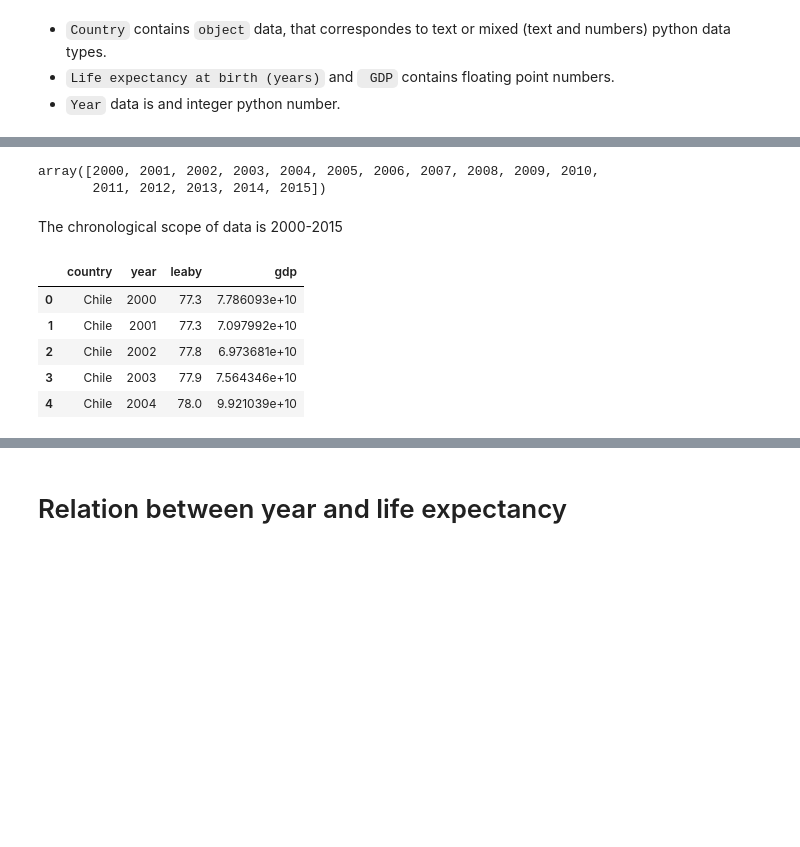
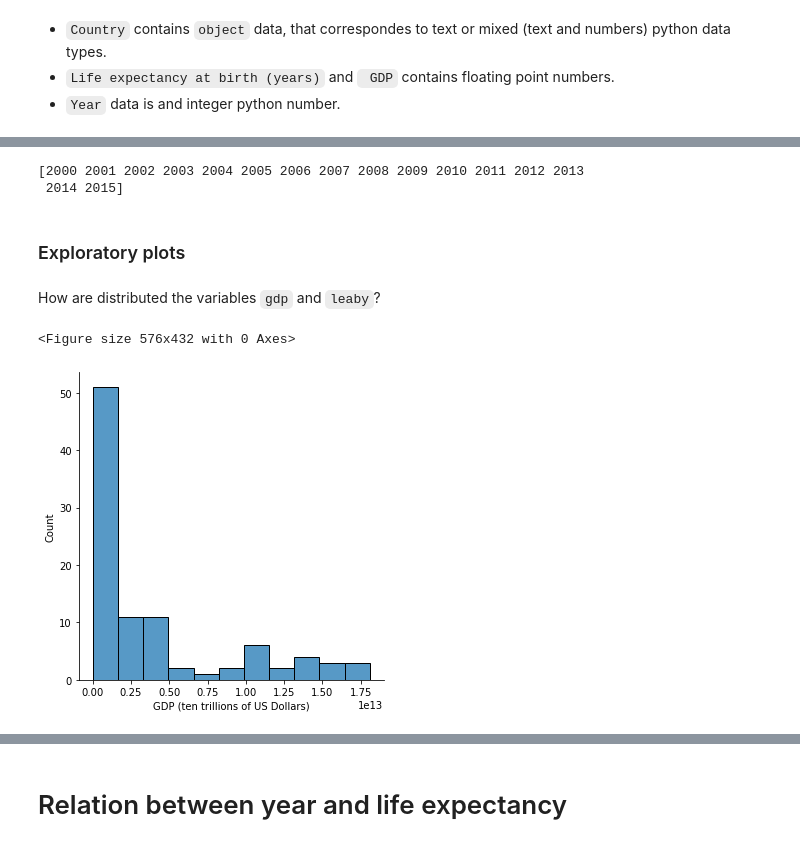
Before and after one commit to javierunix/codeacademy_datascience_path, a Jupyter notebook: Life-Expectancy-and-GDP-Starter/life_expectancy_gdp.ipynb, the cells around one changed output, grey strips where cells are left out. Cells and saved outputs as stored; diff of their text form; code cells hidden in the pictures; blank space fills up the shorter version.

Commit message:
start exploratory plots.

```diff
--- a/Life-Expectancy-and-GDP-Starter/life_expectancy_gdp.ipynb
+++ b/Life-Expectancy-and-GDP-Starter/life_expectancy_gdp.ipynb
@@ -71,2 +62,0 @@ It is important to note that the format specified must match the original data.
-# %%
-df['Year'] = pd.to_datetime(df['Year'], format='%Y')
@@ -111,17 +88,18 @@ In the dataset are considered the following countries: 'Chile', 'China', 'German
 # %%
 # find out years considered
-df.year.unique()
+print(df.year.unique())
 # %% [output]
-array([2000, 2001, 2002, 2003, 2004, 2005, 2006, 2007, 2008, 2009, 2010,
-       2011, 2012, 2013, 2014, 2015])
+[2000 2001 2002 2003 2004 2005 2006 2007 2008 2009 2010 2011 2012 2013
+ 2014 2015]
-# %% [markdown]
-The chronological scope of data is 2000-2015
-# %%
-df.head()
-# %% [output]
-|  | country | year | leaby | gdp |
-| 0 | Chile | 2000 | 77.3 | 7.786093e+10 |
-| 1 | Chile | 2001 | 77.3 | 7.097992e+10 |
-| 2 | Chile | 2002 | 77.8 | 6.973681e+10 |
-| 3 | Chile | 2003 | 77.9 | 7.564346e+10 |
-| 4 | Chile | 2004 | 78.0 | 9.921039e+10 |
+# %% [markdown]
+### Exploratory plots
+# %% [markdown]
+How are distributed the variables `gdp` and `leaby`?
+# %%
+plt.figure(figsize=(8, 6))
+sns.displot(df.gdp)
+plt.xlabel('GDP (ten trillions of US Dollars)')
+plt.show()
+# %% [output]
+<Figure size 576x432 with 0 Axes>
+[figure, added]
```
Also changed, not shown: parts of 18 cells of this notebook.
